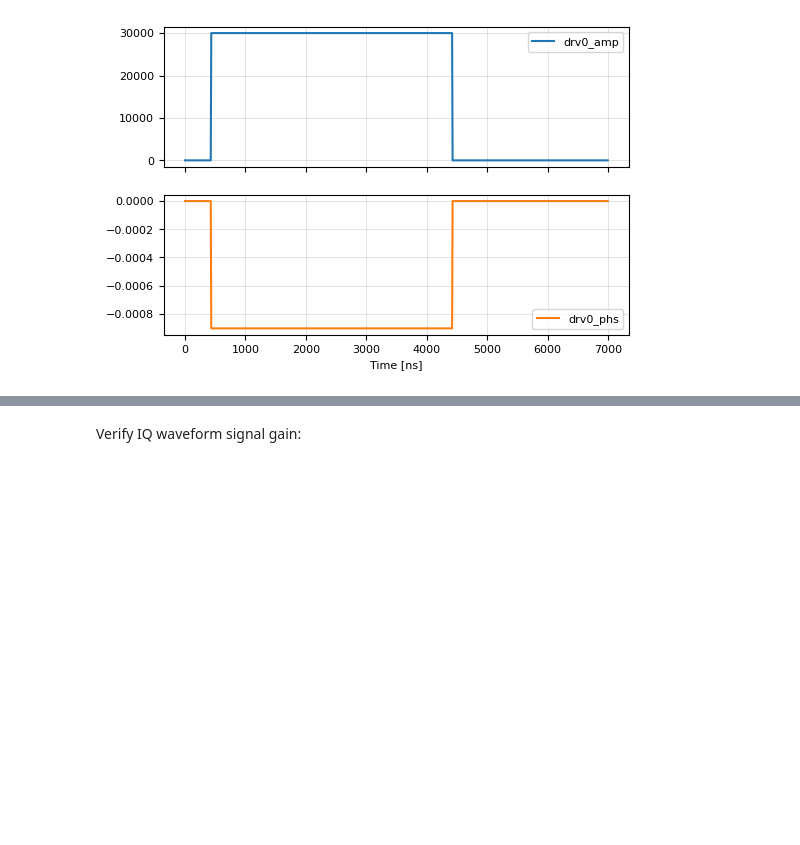
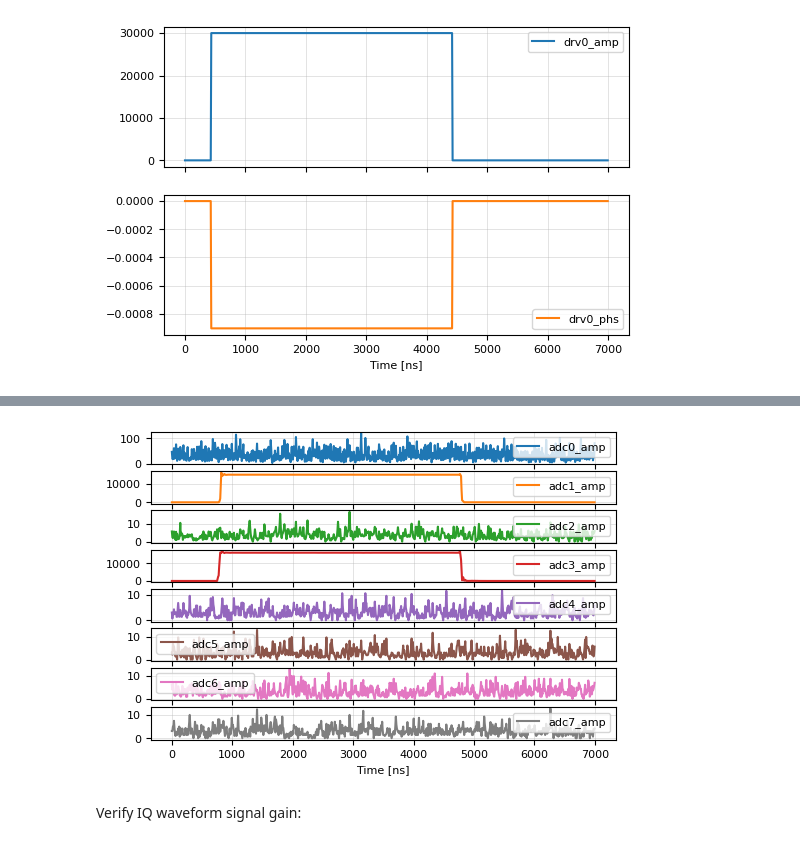
Before and after one commit to BerkeleyLab/uspas_llrf, a Jupyter notebook: doc/demos/test_alsu.ipynb, the cells around one changed output, grey strips where cells are left out. Saved outputs shown, nothing was run; the diff lists cells and outputs as text; code cells hidden in the pictures; blank space fills up the shorter version.

```diff
--- a/doc/demos/test_alsu.ipynb
+++ b/doc/demos/test_alsu.ipynb
@@ -188,3 +169,7 @@ df_iq[cols].loc[:len_ns].plot(subplots=True);
+# %%
+df_iq[[f'adc{ch}_amp' for ch in range(8)]].loc[:len_ns].plot(subplots=True);
+# %% [output]
+[figure, added]
 # %% [markdown]
 Verify IQ waveform signal gain:
 # %%
```
Also changed, not shown: parts of 13 cells of this notebook, 37 other files.
